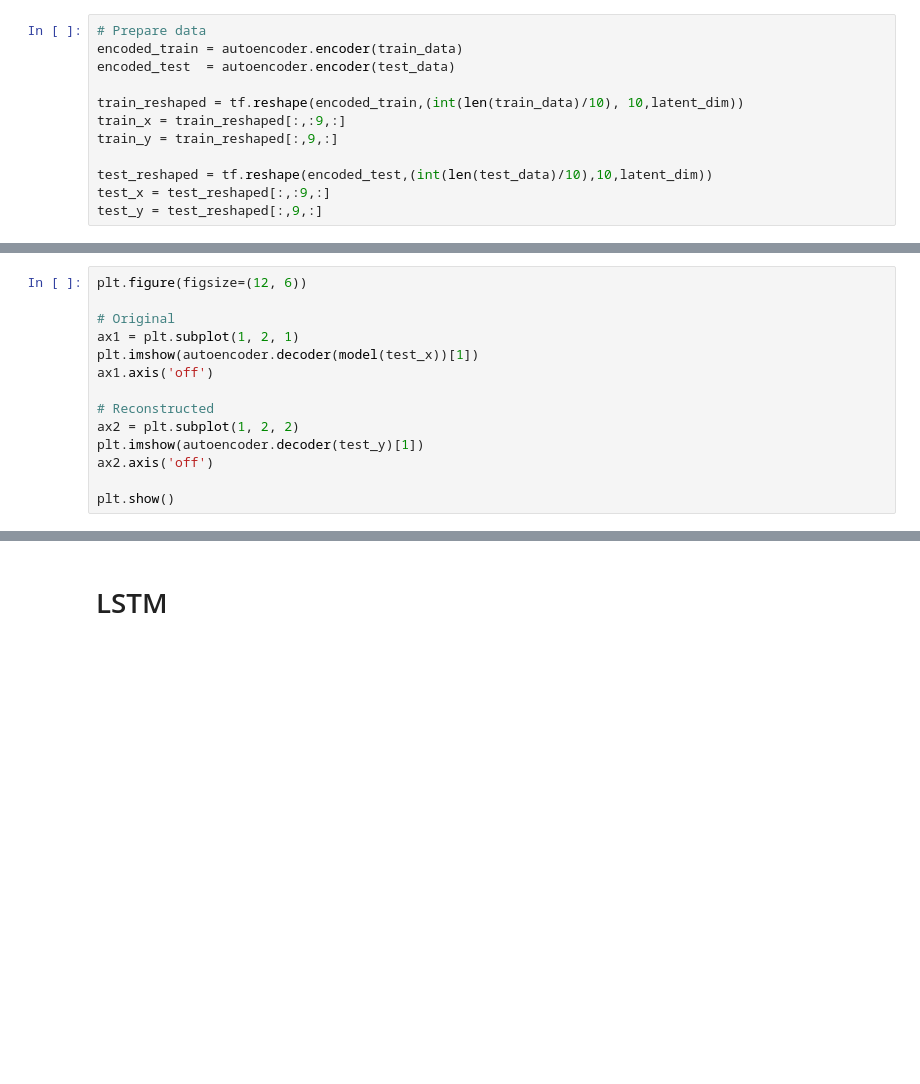
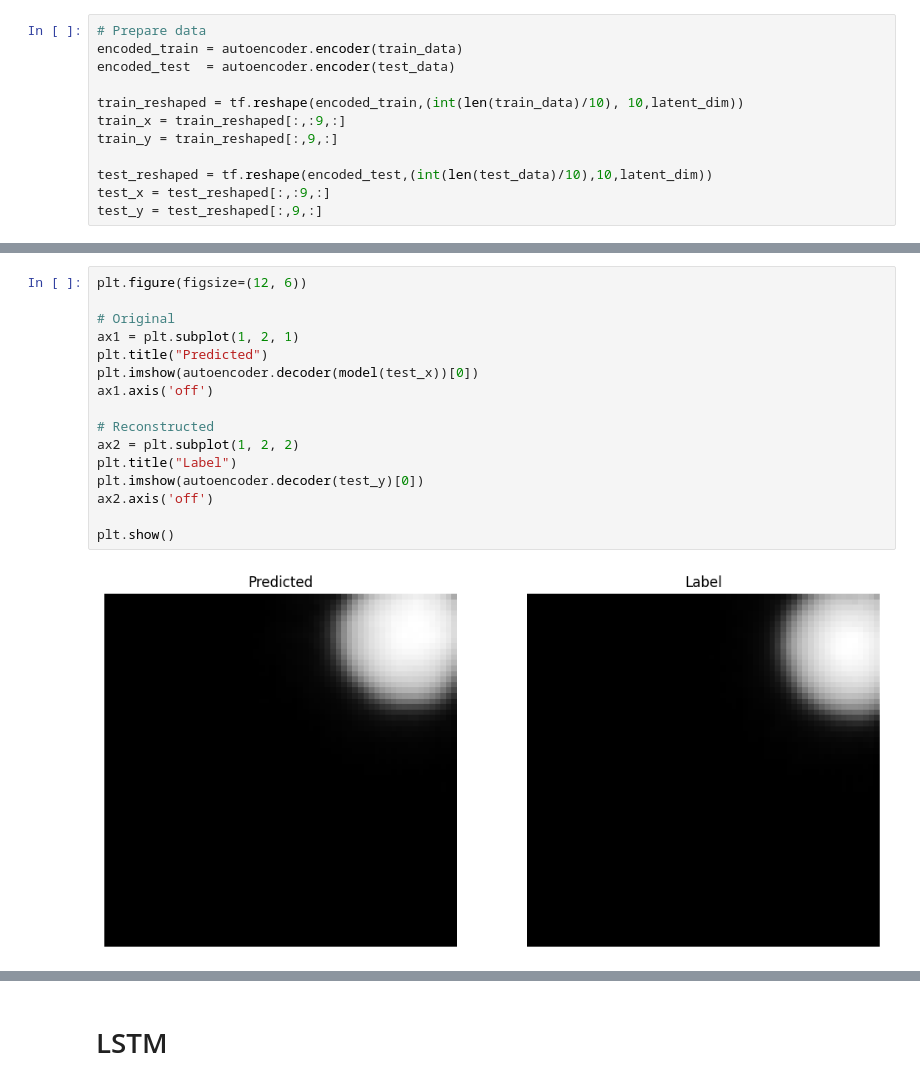
Before and after one commit to Ackejohansson/Complex-Adaptive-System--CAS1, a Jupyter notebook: LP4-MachineLearning/HW_C_AutoEncoderTransformer/HW_C.ipynb, the cells around one changed output, grey strips where cells are left out. Saved outputs shown, nothing was run; the diff lists cells and outputs as text; blank space fills up the shorter version.

```diff
--- a/LP4-MachineLearning/HW_C_AutoEncoderTransformer/HW_C.ipynb
+++ b/LP4-MachineLearning/HW_C_AutoEncoderTransformer/HW_C.ipynb
@@ -434,14 +435,18 @@ Epoch 68/100
 # %%
 plt.figure(figsize=(12, 6))
 
 # Original
 ax1 = plt.subplot(1, 2, 1)
-plt.imshow(autoencoder.decoder(model(test_x))[1])
+plt.title("Predicted")
+plt.imshow(autoencoder.decoder(model(test_x))[0])
 ax1.axis('off')
 
 # Reconstructed
 ax2 = plt.subplot(1, 2, 2)
-plt.imshow(autoencoder.decoder(test_y)[1])
+plt.title("Label")
+plt.imshow(autoencoder.decoder(test_y)[0])
 ax2.axis('off')
 
 plt.show()
+# %% [output]
+[figure, added]
```
Also changed, not shown: parts of 17 cells of this notebook, 16 other files.
